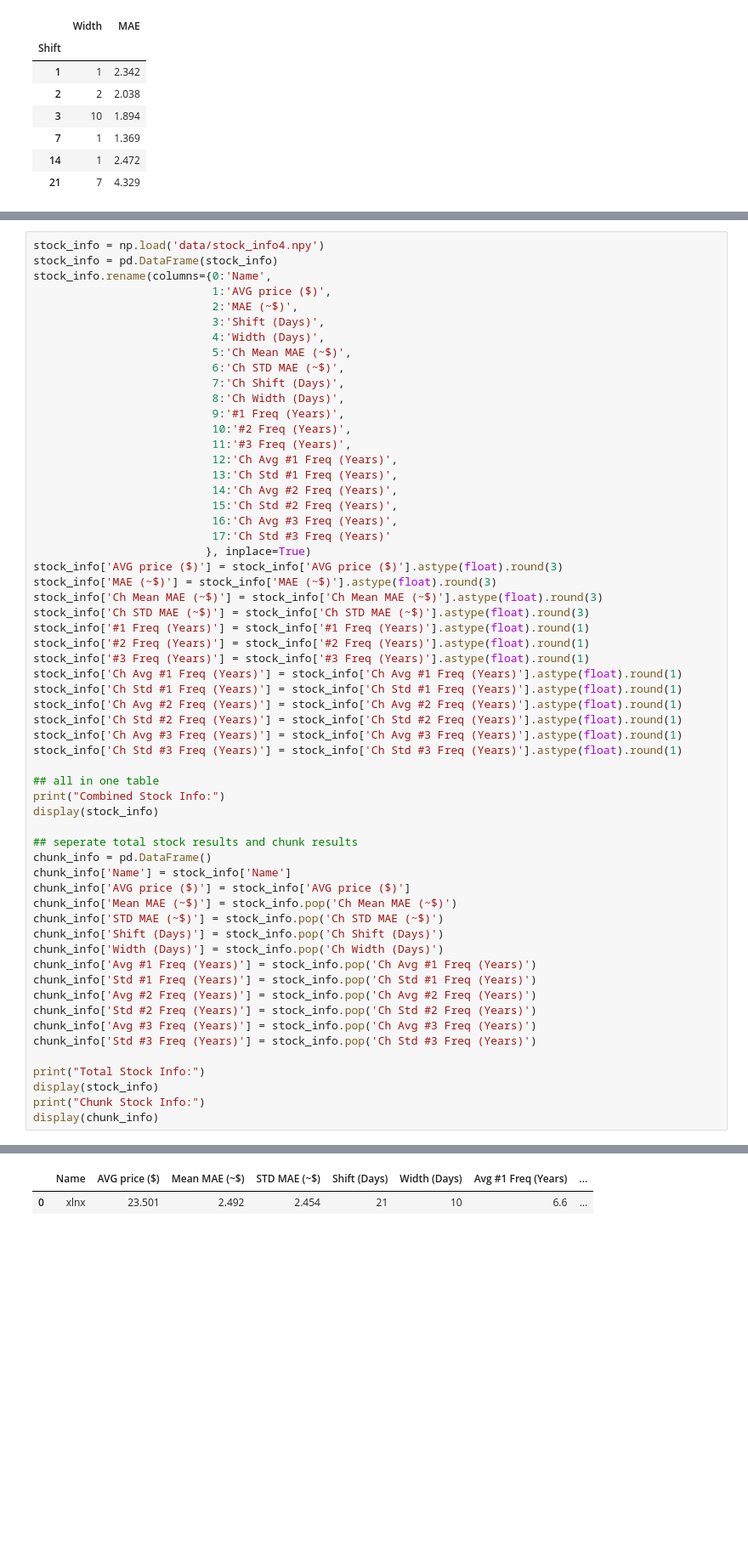
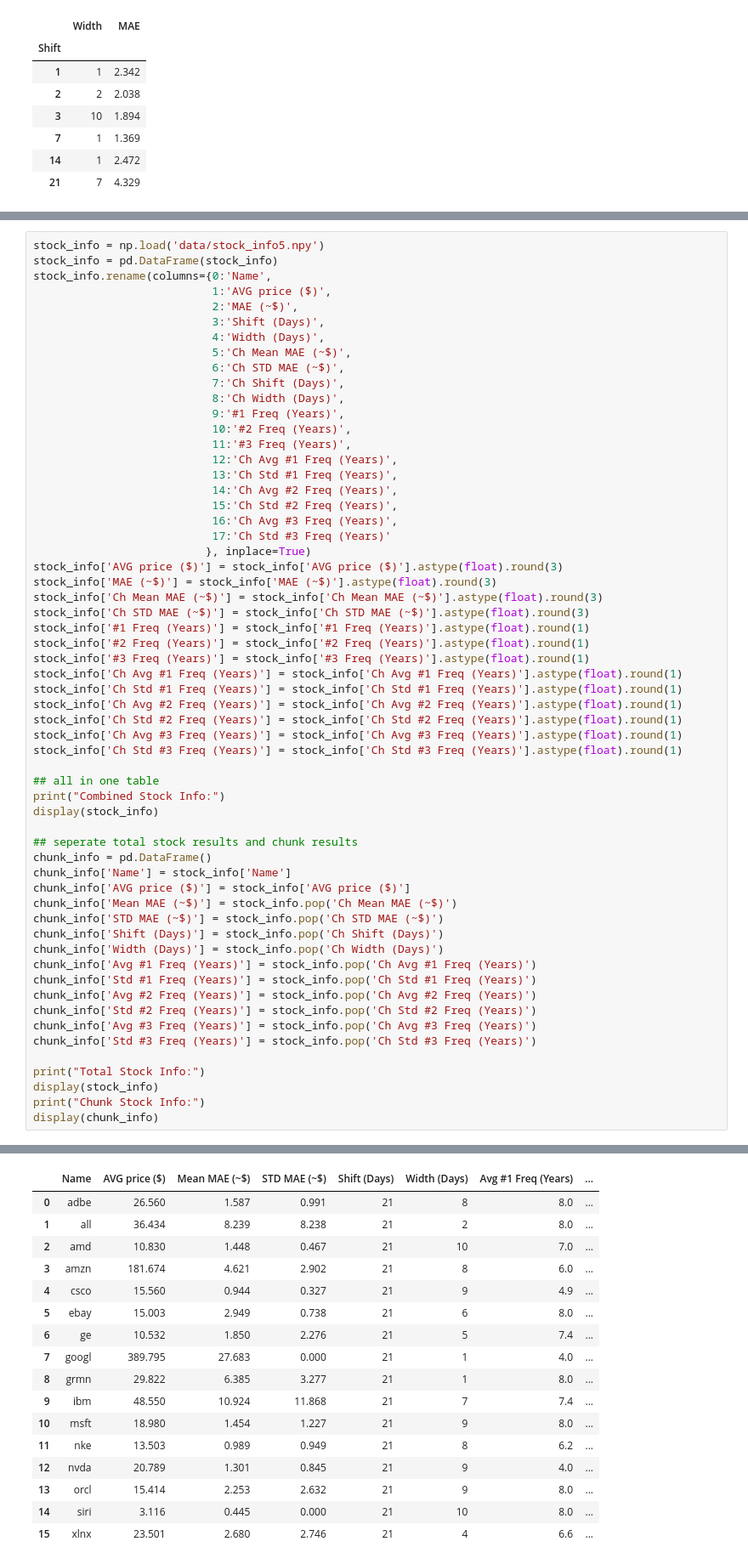
Before and after one commit to Grant-Syt/495_stock_forecast, a Jupyter notebook: stock_forecast.ipynb, the cells around one changed output, grey strips where cells are left out. Shown at 85% size. Saved outputs shown, nothing was run; the diff lists cells and outputs as text; blank space fills up the shorter version.

```diff
--- a/stock_forecast.ipynb
+++ b/stock_forecast.ipynb
@@ -797,7 +835,7 @@ print("Done!")
 # %% [output]
 Done!
 # %%
-stock_info = np.load('data/stock_info4.npy')
+stock_info = np.load('data/stock_info5.npy')
 stock_info = pd.DataFrame(stock_info)
 stock_info.rename(columns={0:'Name',
                            1:'AVG price ($)',
@@ -865,4 +933,19 @@ Total Stock Info:
 Chunk Stock Info:
 |  | Name | AVG price ($) | Mean MAE (~$) | STD MAE (~$) | Shift (Days) | Width (Days) | Avg #1 Freq (Years) | ... |
-| 0 | xlnx | 23.501 | 2.492 | 2.454 | 21 | 10 | 6.6 | ... |
+| 0 | adbe | 26.560 | 1.587 | 0.991 | 21 | 8 | 8.0 | ... |
+| 1 | all | 36.434 | 8.239 | 8.238 | 21 | 2 | 8.0 | ... |
+| 2 | amd | 10.830 | 1.448 | 0.467 | 21 | 10 | 7.0 | ... |
+| 3 | amzn | 181.674 | 4.621 | 2.902 | 21 | 8 | 6.0 | ... |
+| 4 | csco | 15.560 | 0.944 | 0.327 | 21 | 9 | 4.9 | ... |
+| 5 | ebay | 15.003 | 2.949 | 0.738 | 21 | 6 | 8.0 | ... |
+| 6 | ge | 10.532 | 1.850 | 2.276 | 21 | 5 | 7.4 | ... |
+| 7 | googl | 389.795 | 27.683 | 0.000 | 21 | 1 | 4.0 | ... |
+| 8 | grmn | 29.822 | 6.385 | 3.277 | 21 | 1 | 8.0 | ... |
+| 9 | ibm | 48.550 | 10.924 | 11.868 | 21 | 7 | 7.4 | ... |
+| 10 | msft | 18.980 | 1.454 | 1.227 | 21 | 9 | 8.0 | ... |
+| 11 | nke | 13.503 | 0.989 | 0.949 | 21 | 8 | 6.2 | ... |
+| 12 | nvda | 20.789 | 1.301 | 0.845 | 21 | 9 | 4.0 | ... |
+| 13 | orcl | 15.414 | 2.253 | 2.632 | 21 | 9 | 8.0 | ... |
+| 14 | siri | 3.116 | 0.445 | 0.000 | 21 | 10 | 8.0 | ... |
+| 15 | xlnx | 23.501 | 2.680 | 2.746 | 21 | 4 | 6.6 | ... |
 # %% [markdown]
```
Also changed, not shown: parts of 11 cells of this notebook, 4 other files.
